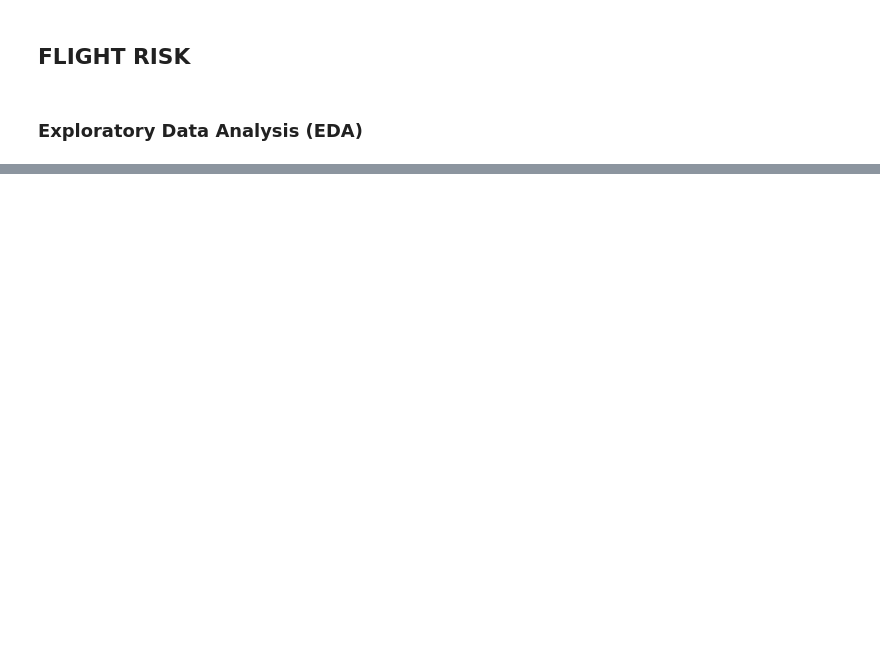
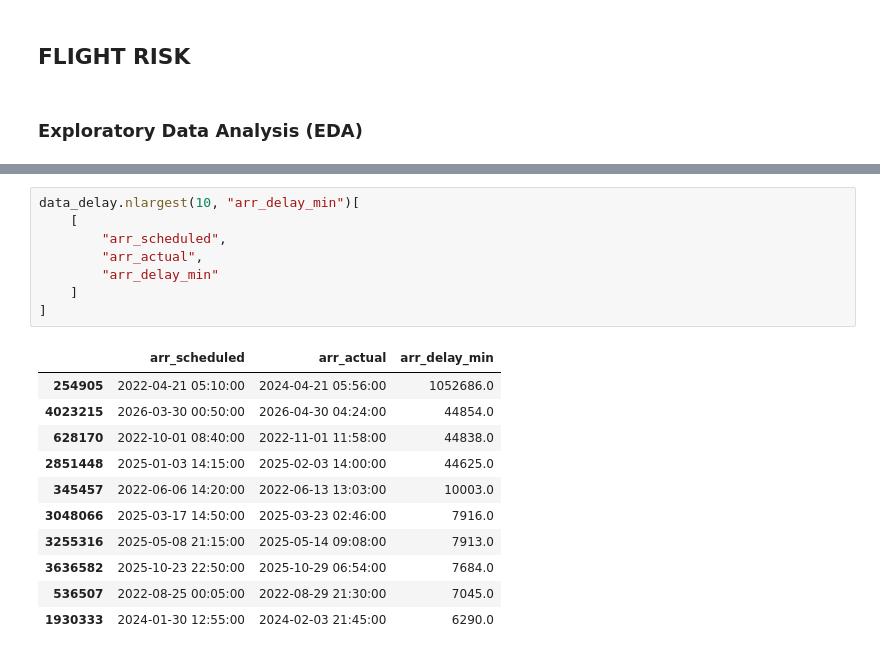
Before and after one commit to LuisHBeck/flight-risk, a Jupyter notebook: notebooks/luishbeck.ipynb, the cells around one changed output, grey strips where cells are left out. Saved outputs shown, nothing was run; the diff lists cells and outputs as text; blank space fills up the shorter version.

```diff
--- a/notebooks/luishbeck.ipynb
+++ b/notebooks/luishbeck.ipynb
@@ -39,0 +250,20 @@ dtype: int64
+# %%
+data_delay.nlargest(10, "arr_delay_min")[
+    [
+        "arr_scheduled",
+        "arr_actual",
+        "arr_delay_min"
+    ]
+]
+# %% [output]
+|  | arr_scheduled | arr_actual | arr_delay_min |
+| 254905 | 2022-04-21 05:10:00 | 2024-04-21 05:56:00 | 1052686.0 |
+| 4023215 | 2026-03-30 00:50:00 | 2026-04-30 04:24:00 | 44854.0 |
+| 628170 | 2022-10-01 08:40:00 | 2022-11-01 11:58:00 | 44838.0 |
+| 2851448 | 2025-01-03 14:15:00 | 2025-02-03 14:00:00 | 44625.0 |
+| 345457 | 2022-06-06 14:20:00 | 2022-06-13 13:03:00 | 10003.0 |
+| 3048066 | 2025-03-17 14:50:00 | 2025-03-23 02:46:00 | 7916.0 |
+| 3255316 | 2025-05-08 21:15:00 | 2025-05-14 09:08:00 | 7913.0 |
+| 3636582 | 2025-10-23 22:50:00 | 2025-10-29 06:54:00 | 7684.0 |
+| 536507 | 2022-08-25 00:05:00 | 2022-08-29 21:30:00 | 7045.0 |
+| 1930333 | 2024-01-30 12:55:00 | 2024-02-03 21:45:00 | 6290.0 |
```
Also changed, not shown: parts of 30 cells of this notebook.
